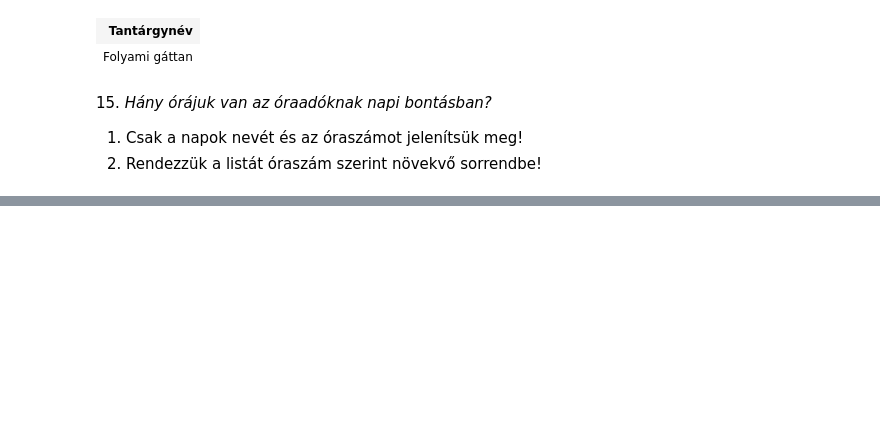
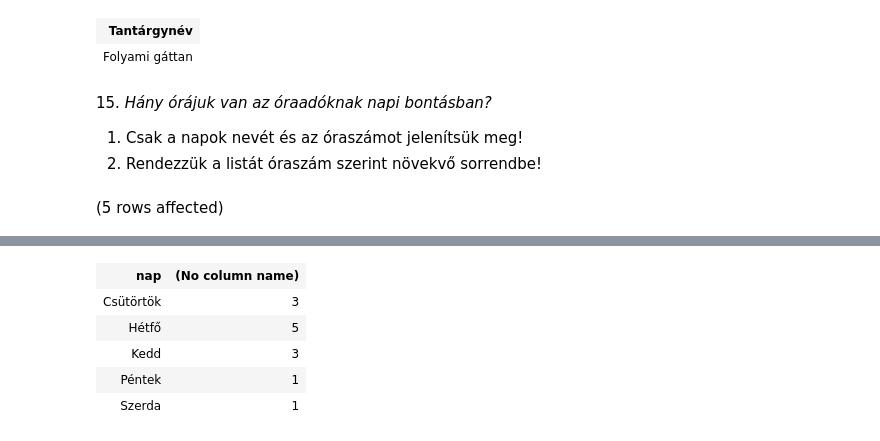
Before and after one commit to telekboldi2/sql.uni-corvinus, a Jupyter notebook: gyakorlat03_feladatok.ipynb, the cells around one changed output, grey strips where cells are left out. Saved outputs shown, nothing was run; the diff lists cells and outputs as text; code cells hidden in the pictures; blank space fills up the shorter version.

```diff
--- a/gyakorlat03_feladatok.ipynb
+++ b/gyakorlat03_feladatok.ipynb
@@ -234,3 +234,13 @@ Total execution time: 00:00:00.027
 
 1. Csak a napok nevét és az óraszámot jelenítsük meg!
 2. Rendezzük a listát óraszám szerint növekvő sorrendbe!
+# %%
+select  n.nap,
+        count(o.ora_id)
+from    Napok n join orak o on n.nap_id=o.nap
+                join Oktatok okt on o.tanar = okt.oktato_id
+                join statusok s on okt.[status] = s.Skod
+where s.[Status]='óraadó'
+group by n.nap
+# %% [output]
+(5 rows affected)
@@ -236,0 +248,6 @@ Total execution time: 00:00:00.027
+| nap | (No column name) |
+| Csütörtök | 3 |
+| Hétfő | 5 |
+| Kedd | 3 |
+| Péntek | 1 |
+| Szerda | 1 |
```
Also changed, not shown: parts of 2 cells of this notebook.
